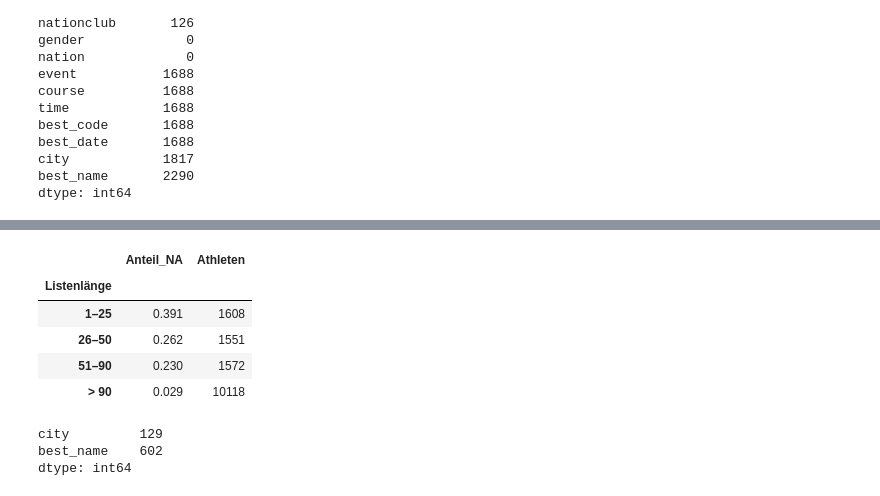
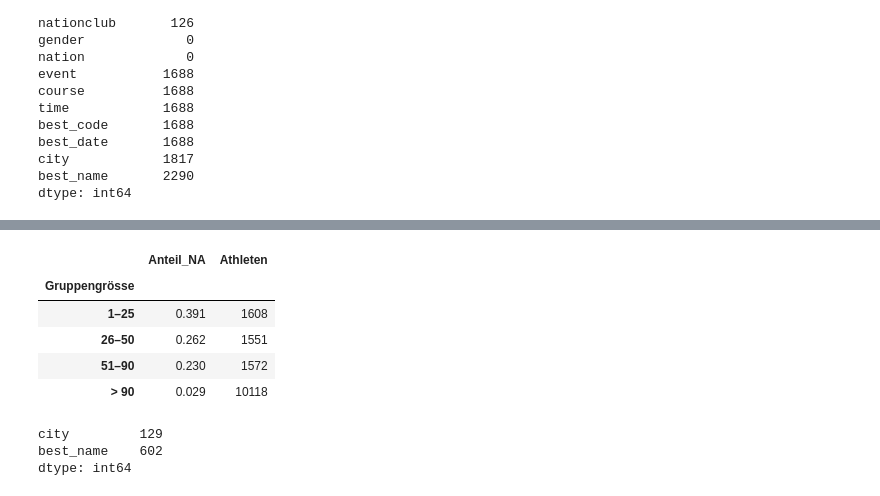
Before and after one commit to damiansze/Athletes-Network, a Jupyter notebook: Notebooks/01_eda.ipynb, the cells around one changed output, grey strips where cells are left out. Drawn from its saved outputs; the diff is of its cells as text; code cells hidden in the pictures.

```diff
--- a/Notebooks/01_eda.ipynb
+++ b/Notebooks/01_eda.ipynb
@@ -91,15 +87,15 @@ Anteil an allen Athleten    11.4%
 dtype: object
 # %%
-# NA-Anteil nach Länge der Nationen-Liste
+# NA-Anteil nach Gruppengrösse (Nation gemäss athlete_code und Geschlecht)
 athletes = df.drop_duplicates(['athlete_id', 'gender']).copy()
 athletes['event_na'] = athletes['event'].isnull()
 athletes['list_size'] = athletes.groupby(['athlete_code', 'gender'])['athlete_id'].transform('size')
-athletes['Listenlänge'] = pd.cut(athletes['list_size'], bins=[0, 25, 50, 90, 120],
+athletes['Gruppengrösse'] = pd.cut(athletes['list_size'], bins=[0, 25, 50, 90, 120],
                                  labels=['1–25', '26–50', '51–90', '> 90'])
-athletes.groupby('Listenlänge', observed=True)['event_na'].agg(Anteil_NA='mean', Athleten='size').round(3)
+athletes.groupby('Gruppengrösse', observed=True)['event_na'].agg(Anteil_NA='mean', Athleten='size').round(3)
 # %% [output]
 |  | Anteil_NA | Athleten |
-| Listenlänge |  |  |
+| Gruppengrösse |  |  |
 | 1–25 | 0.391 | 1608 |
 | 26–50 | 0.262 | 1551 |
 | 51–90 | 0.230 | 1572 |
```
Also changed, not shown: parts of 28 cells of this notebook.
